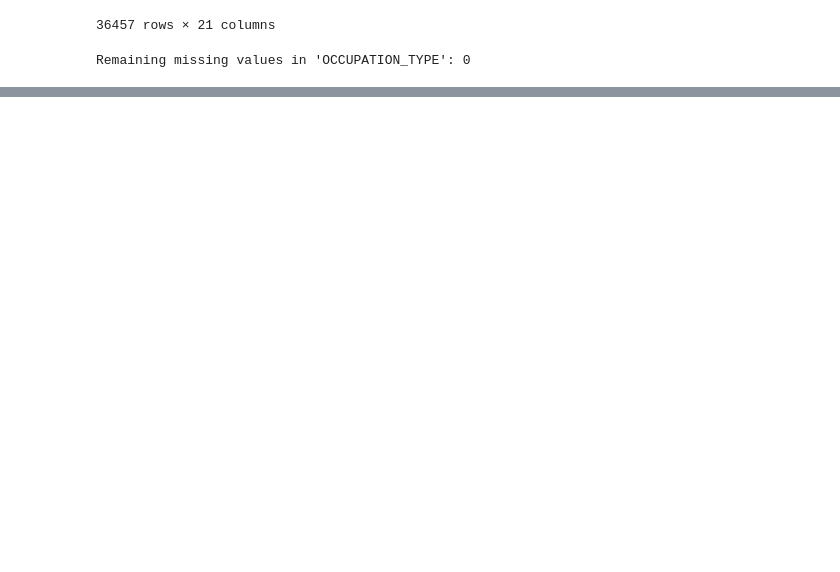
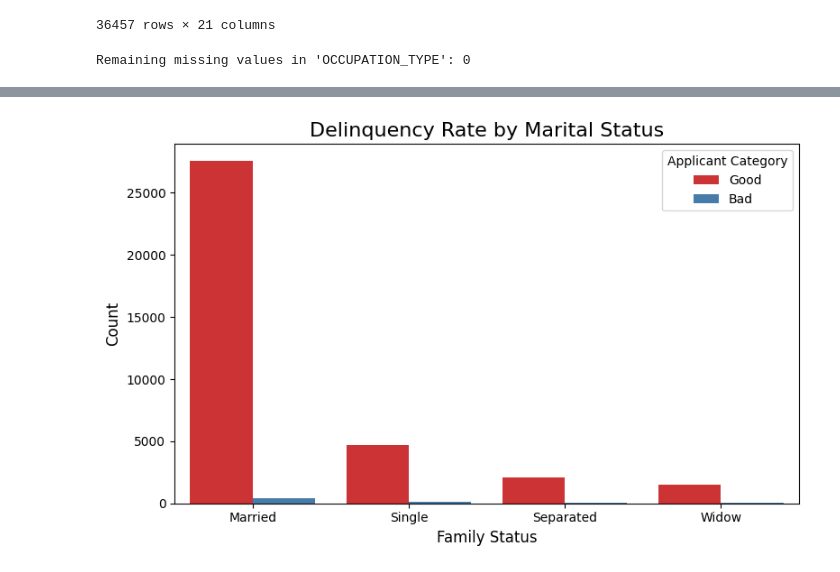
Before and after one commit to fazmila/Project, a Jupyter notebook: Project.ipynb, the cells around one changed output, grey strips where cells are left out. Drawn from its saved outputs; the diff is of its cells as text; code cells hidden in the pictures; blank space fills up the shorter version.

```diff
--- a/Project.ipynb
+++ b/Project.ipynb
@@ -496,0 +531,12 @@ plt.show()
+# %%
+# Count plot to show delinquency rate by marital status
+plt.figure(figsize=(8, 5))
+sns.countplot(data=app_record, x='FAMILY_STATUS', hue='Applicant_Category', palette='Set1')
+plt.title('Delinquency Rate by Marital Status', fontsize=16)
+plt.xlabel('Family Status', fontsize=12)
+plt.ylabel('Count', fontsize=12)
+plt.legend(title='Applicant Category', loc='upper right', labels=['Good', 'Bad'])
+plt.tight_layout()
+plt.show()
+# %% [output]
+[figure, added]
```
Also changed, not shown: parts of 6 cells of this notebook.
